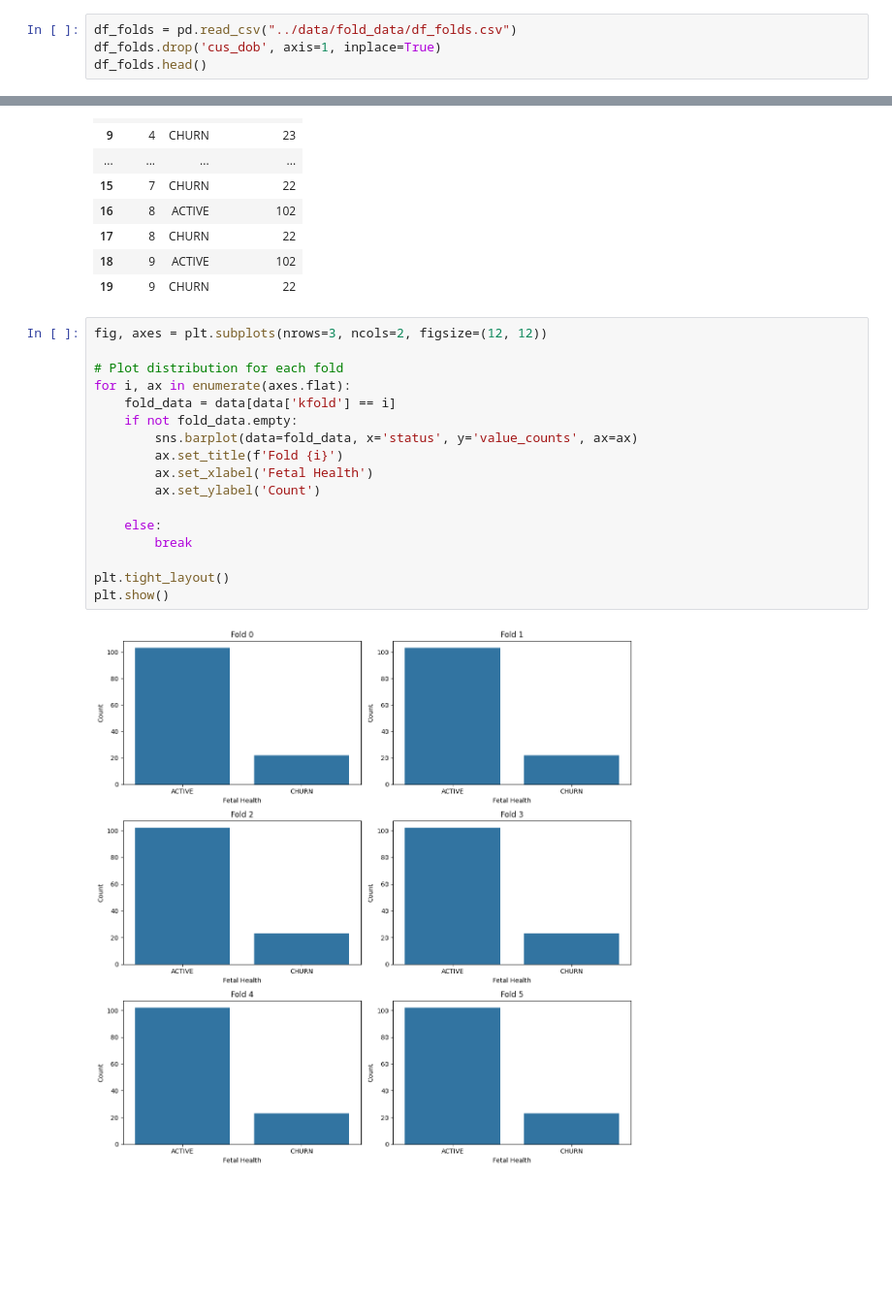
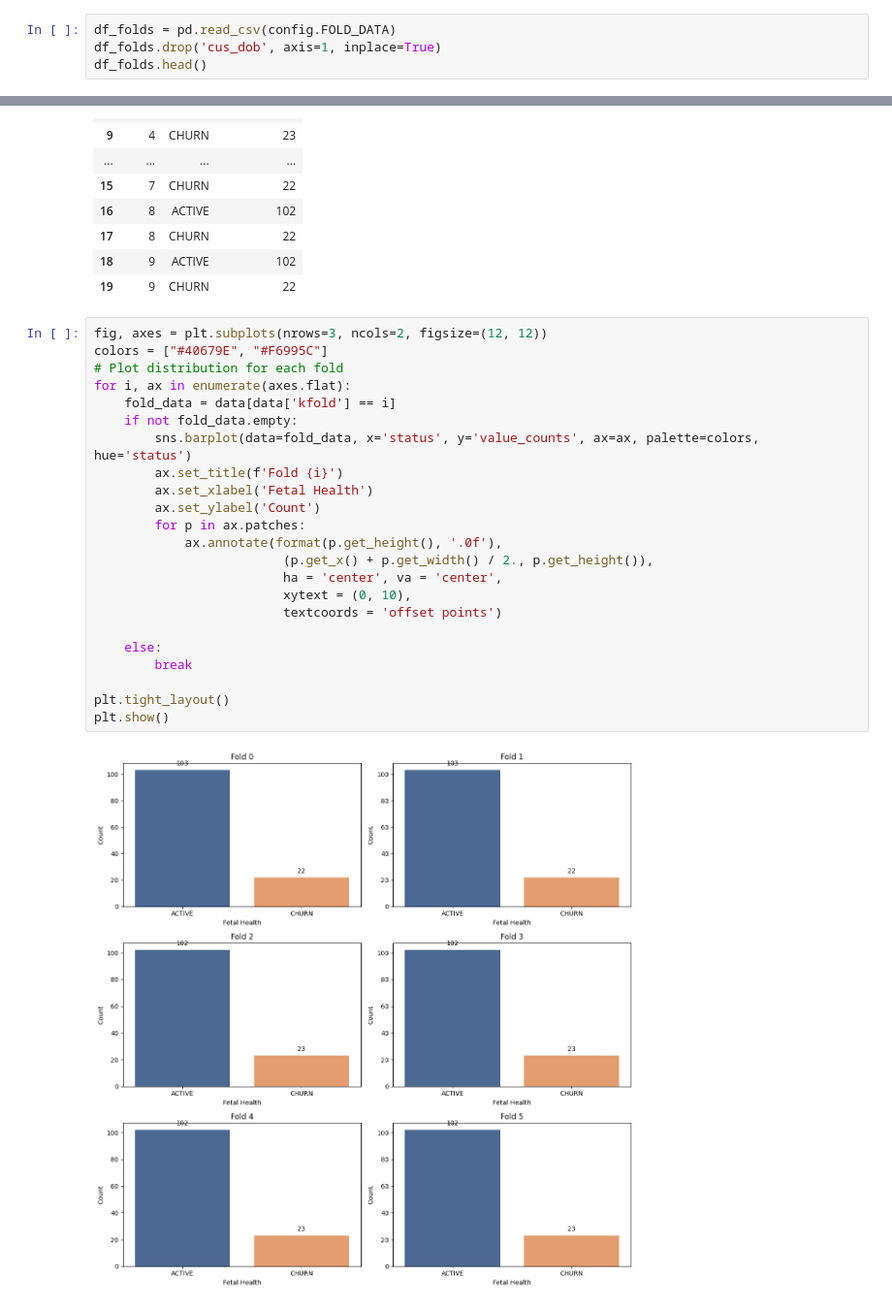
Before and after one commit to shivamkc01/Bank_Standard_bank_churn, a Jupyter notebook: notebook/exploration_folds.ipynb, the cells around one changed output, grey strips where cells are left out. Shown at 97% size. Cells and saved outputs as stored; diff of their text form; blank space fills up the shorter version.

```diff
--- a/notebook/exploration_folds.ipynb
+++ b/notebook/exploration_folds.ipynb
@@ -6,5 +14,5 @@ import seaborn as sns
 # %%
-df_folds = pd.read_csv("../data/fold_data/df_folds.csv")
+df_folds = pd.read_csv(config.FOLD_DATA)
 df_folds.drop('cus_dob', axis=1, inplace=True)
 df_folds.head()
 # %% [output]
@@ -42,20 +50,26 @@ data
 | 19 | 9 | CHURN | 22 |
 # %%
 fig, axes = plt.subplots(nrows=3, ncols=2, figsize=(12, 12))
-
+colors = ["#40679E", "#F6995C"]
 # Plot distribution for each fold
 for i, ax in enumerate(axes.flat):
     fold_data = data[data['kfold'] == i]
     if not fold_data.empty:
-        sns.barplot(data=fold_data, x='status', y='value_counts', ax=ax)
+        sns.barplot(data=fold_data, x='status', y='value_counts', ax=ax, palette=colors, hue='status')
         ax.set_title(f'Fold {i}')
         ax.set_xlabel('Fetal Health')
         ax.set_ylabel('Count')
+        for p in ax.patches:
+            ax.annotate(format(p.get_height(), '.0f'),
+                         (p.get_x() + p.get_width() / 2., p.get_height()),
+                         ha = 'center', va = 'center',
+                         xytext = (0, 10),
+                         textcoords = 'offset points')
 
     else:
         break
 
 plt.tight_layout()
 plt.show()
 # %% [output]
-[figure, old version]
+[figure, new version]
```
Also changed, not shown: parts of 13 cells of this notebook, 29 other files.
